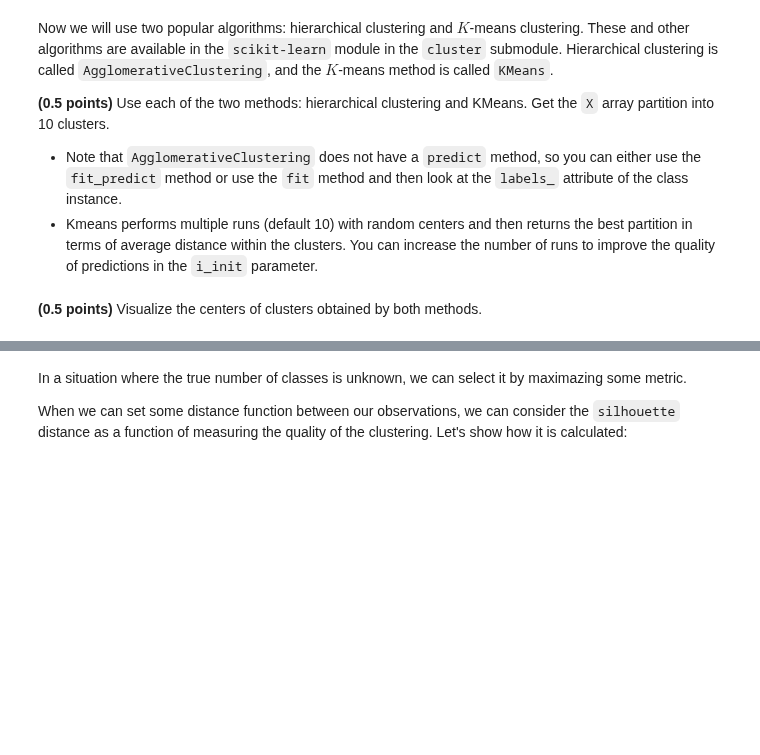
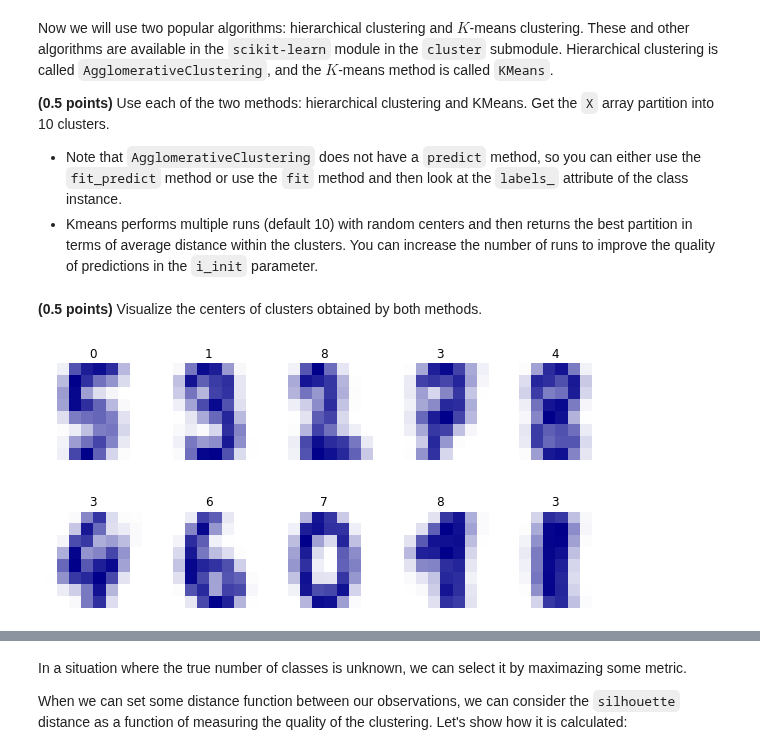
Before and after one commit to githubjeka/ml-intro, a Jupyter notebook: clustering.ipynb, the cells around one changed output, grey strips where cells are left out. Cells and saved outputs as stored; diff of their text form; code cells hidden in the pictures; blank space fills up the shorter version.

```diff
--- a/clustering.ipynb
+++ b/clustering.ipynb
@@ -130,5 +206,38 @@ kmeans_labels = ...
+# %%
+from sklearn.cluster import AgglomerativeClustering
+
+kmeans = KMeans(n_clusters=10, n_init=55)
+kmeans.fit(X)
+hierarchical = AgglomerativeClustering(n_clusters=10)
+hierarchical.fit(X)
+
+hierarchical_labels = hierarchical.labels_
+kmeans_labels = kmeans.labels_
 # %%
 assert hierarchical_labels.shape == (1797,)
 assert kmeans_labels.shape == (1797,)
 # %% [markdown]
 **(0.5 points)** Visualize the centers of clusters obtained by both methods.
+# %%
+def centroids(X, nearest_clusters, n_clusters):
+    """
+    Returns numpy array of shape (n_clusters, n_features) -
+    new clusters that are found by averaging objects belonging
+    to the corresponding cluster."""
+    # <your code>
+    n_features = X.shape[1]
+    shape = (n_clusters, n_features)
+    centroids = np.zeros(shape)
+    for n in range(n_clusters):
+        centroids[n, :] = np.mean(X[nearest_clusters == n, :], axis=0)
+    return centroids
+
+
+_, axes = plt.subplots(nrows=2, ncols=5, figsize=(10, 5))
+for ax, image, label in zip(axes.flatten(), centroids(X, hierarchical.labels_, 10),
+                            get_y_pred(hierarchical.labels_)):
+    ax.set_axis_off()
+    ax.imshow(image.reshape((8, 8)), cmap=cmap_pen_digit)
+    ax.set_title(label)
+# %% [output]
+[figure, added]
```
Also changed, not shown: parts of 26 cells of this notebook.
